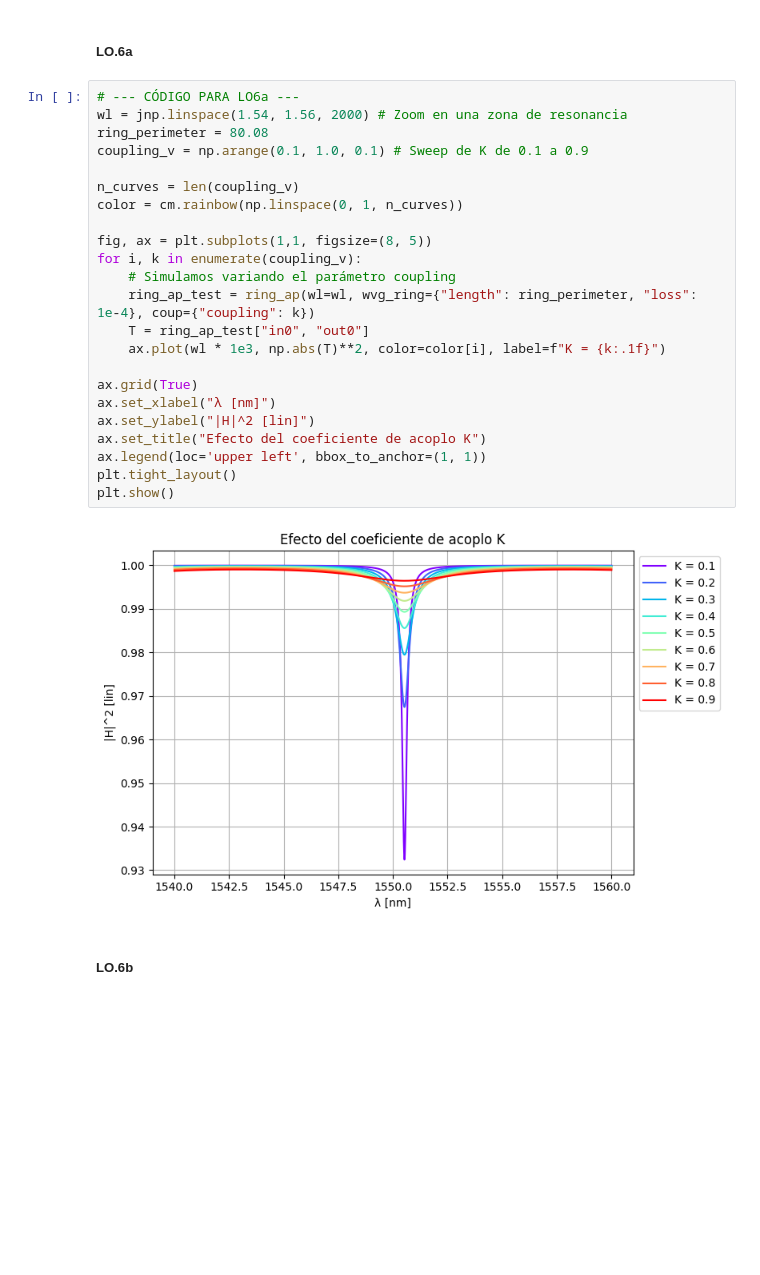
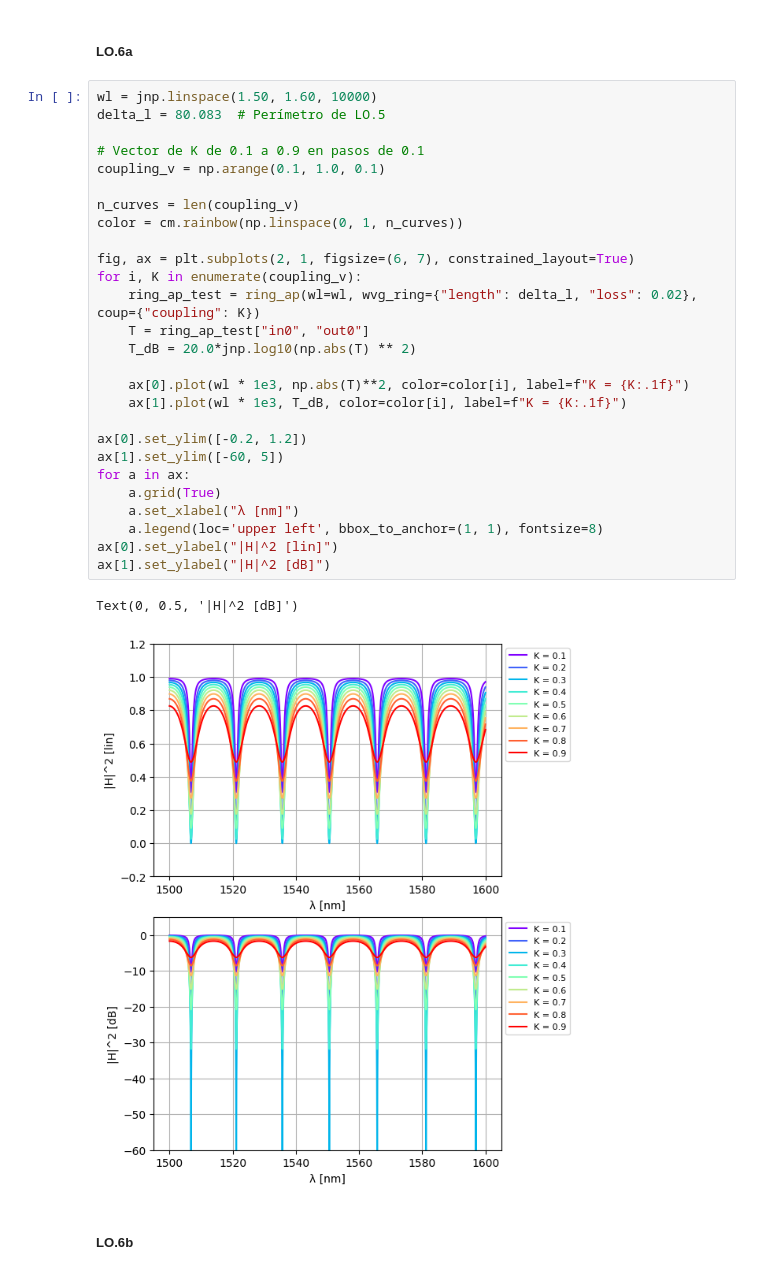
Before and after one commit to BlancaBuenoMartinez/cifoin-lab3, a Jupyter notebook: CIRCUITS_&_COMPACT_MODELS.ipynb, the cells around one changed output. Drawn from its saved outputs; the diff is of its cells as text; blank space fills up the shorter version.

```diff
--- a/CIRCUITS_&_COMPACT_MODELS.ipynb
+++ b/CIRCUITS_&_COMPACT_MODELS.ipynb
@@ -773,30 +776,35 @@ plt.show()
 # %% [markdown]
 ##### LO.6a
 # %%
-# --- CÓDIGO PARA LO6a ---
-wl = jnp.linspace(1.54, 1.56, 2000) # Zoom en una zona de resonancia
-ring_perimeter = 80.08
-coupling_v = np.arange(0.1, 1.0, 0.1) # Sweep de K de 0.1 a 0.9
+wl = jnp.linspace(1.50, 1.60, 10000)
+delta_l = 80.083  # Perímetro de LO.5
+
+# Vector de K de 0.1 a 0.9 en pasos de 0.1
+coupling_v = np.arange(0.1, 1.0, 0.1)
 
 n_curves = len(coupling_v)
 color = cm.rainbow(np.linspace(0, 1, n_curves))
 
-fig, ax = plt.subplots(1,1, figsize=(8, 5))
-for i, k in enumerate(coupling_v):
-    # Simulamos variando el parámetro coupling
-    ring_ap_test = ring_ap(wl=wl, wvg_ring={"length": ring_perimeter, "loss": 1e-4}, coup={"coupling": k})
+fig, ax = plt.subplots(2, 1, figsize=(6, 7), constrained_layout=True)
+for i, K in enumerate(coupling_v):
+    ring_ap_test = ring_ap(wl=wl, wvg_ring={"length": delta_l, "loss": 0.02}, coup={"coupling": K})
     T = ring_ap_test["in0", "out0"]
-    ax.plot(wl * 1e3, np.abs(T)**2, color=color[i], label=f"K = {k:.1f}")
+    T_dB = 20.0*jnp.log10(np.abs(T) ** 2)
 
-ax.grid(True)
-ax.set_xlabel("λ [nm]")
-ax.set_ylabel("|H|^2 [lin]")
-ax.set_title("Efecto del coeficiente de acoplo K")
-ax.legend(loc='upper left', bbox_to_anchor=(1, 1))
-plt.tight_layout()
-plt.show()
+    ax[0].plot(wl * 1e3, np.abs(T)**2, color=color[i], label=f"K = {K:.1f}")
+    ax[1].plot(wl * 1e3, T_dB, color=color[i], label=f"K = {K:.1f}")
+
+ax[0].set_ylim([-0.2, 1.2])
+ax[1].set_ylim([-60, 5])
+for a in ax:
+    a.grid(True)
+    a.set_xlabel("λ [nm]")
+    a.legend(loc='upper left', bbox_to_anchor=(1, 1), fontsize=8)
+ax[0].set_ylabel("|H|^2 [lin]")
+ax[1].set_ylabel("|H|^2 [dB]")
 # %% [output]
+Text(0, 0.5, '|H|^2 [dB]')
-[figure, old version]
+[figure, new version]
 # %% [markdown]
 ##### LO.6b
 # %%
```
Also changed, not shown: parts of 2 cells of this notebook.
